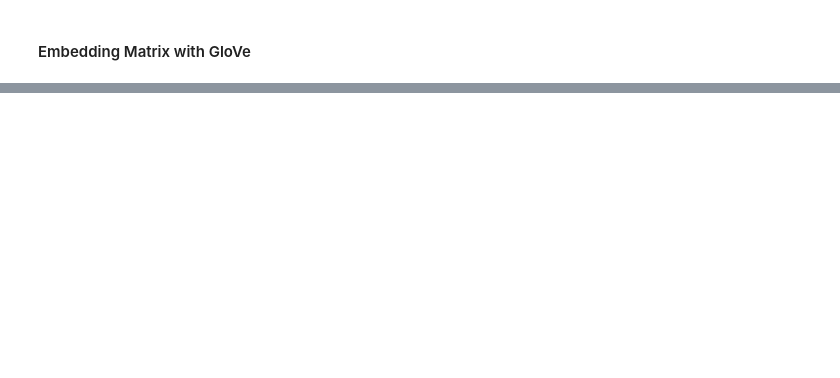
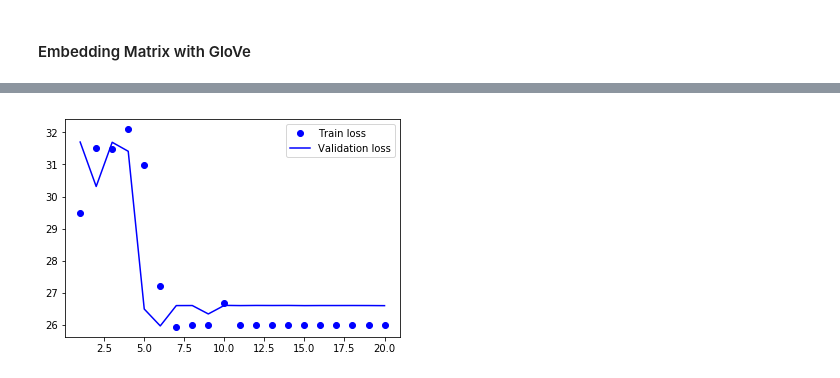
Before and after one commit to pavan1011/twitter_persona, a Jupyter notebook: Twitter_Persona_GloVe.ipynb, the cells around one changed output, grey strips where cells are left out. Cells and saved outputs as stored; diff of their text form; code cells hidden in the pictures; blank space fills up the shorter version.

```diff
--- a/Twitter_Persona_GloVe.ipynb
+++ b/Twitter_Persona_GloVe.ipynb
@@ -314,0 +529,19 @@ NameError: name 'tokenizer' is not defined
+# %%
+emb_matrix = np.zeros((MAX_NB_WORDS, GLOVE_DIM))
+
+for w, i in tk.word_index.items():
+    # The word_index contains a token for all words of the training data so we need to limit that
+    if i < MAX_NB_WORDS:
+        vect = emb_dict.get(w)
+        # Check if the word from the training data occurs in the GloVe word embeddings
+        # Otherwise the vector is kept with only zeros
+        if vect is not None:
+            emb_matrix[i] = vect
+    else:
+        break
+# %%
+glove_model = models.Sequential()
+glove_model.add(layers.Embedding(MAX_NB_WORDS, GLOVE_DIM, input_length=MAX_SEQUENCE_LENGTH))
+glove_model.add(layers.Flatten())
+glove_model.add(layers.Dense(4, activation='softmax'))
+glove_model.summary()
@@ -314,0 +562,5 @@ NameError: name 'tokenizer' is not defined
+# %%
+glove_model.layers[0].set_weights([emb_matrix])
+glove_model.layers[0].trainable = False
+# %%
+glove_history = deep_model(glove_model, X_train_emb, y_train_emb, X_valid_emb, y_valid_emb)
@@ -314,0 +585,4 @@ NameError: name 'tokenizer' is not defined
+# %%
+eval_metric(glove_history, 'loss')
+# %% [output]
+[figure, added]
```
Also changed, not shown: parts of 35 cells of this notebook.
